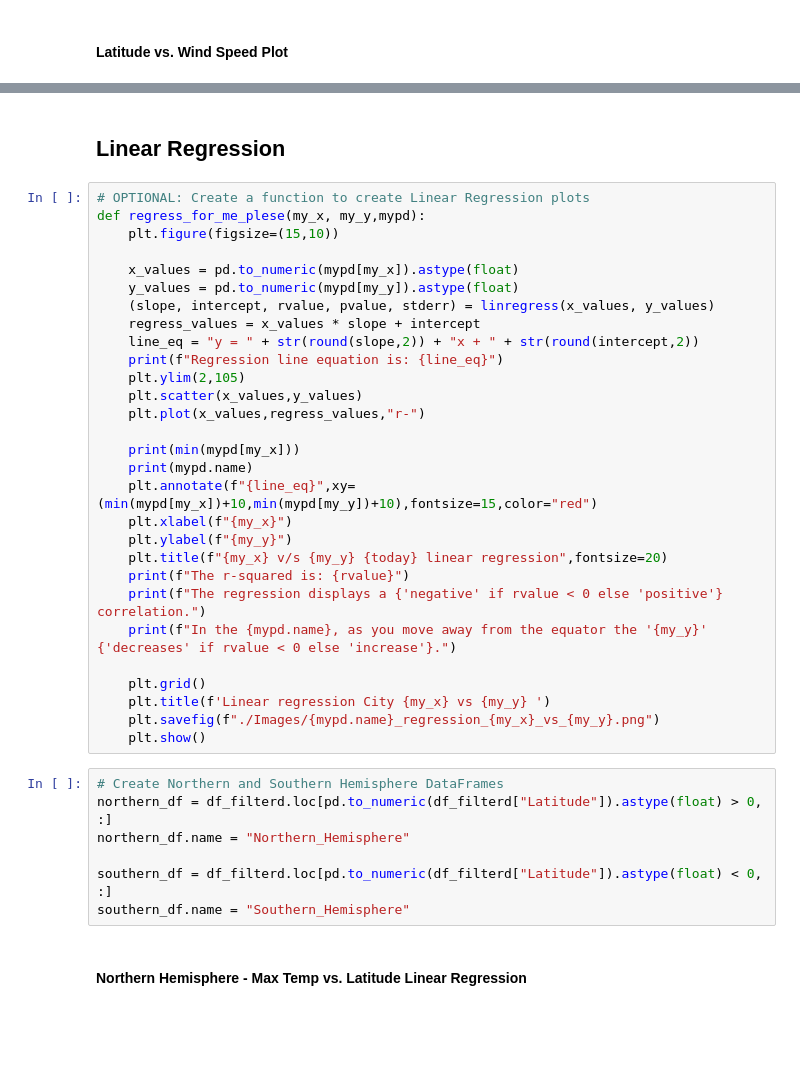
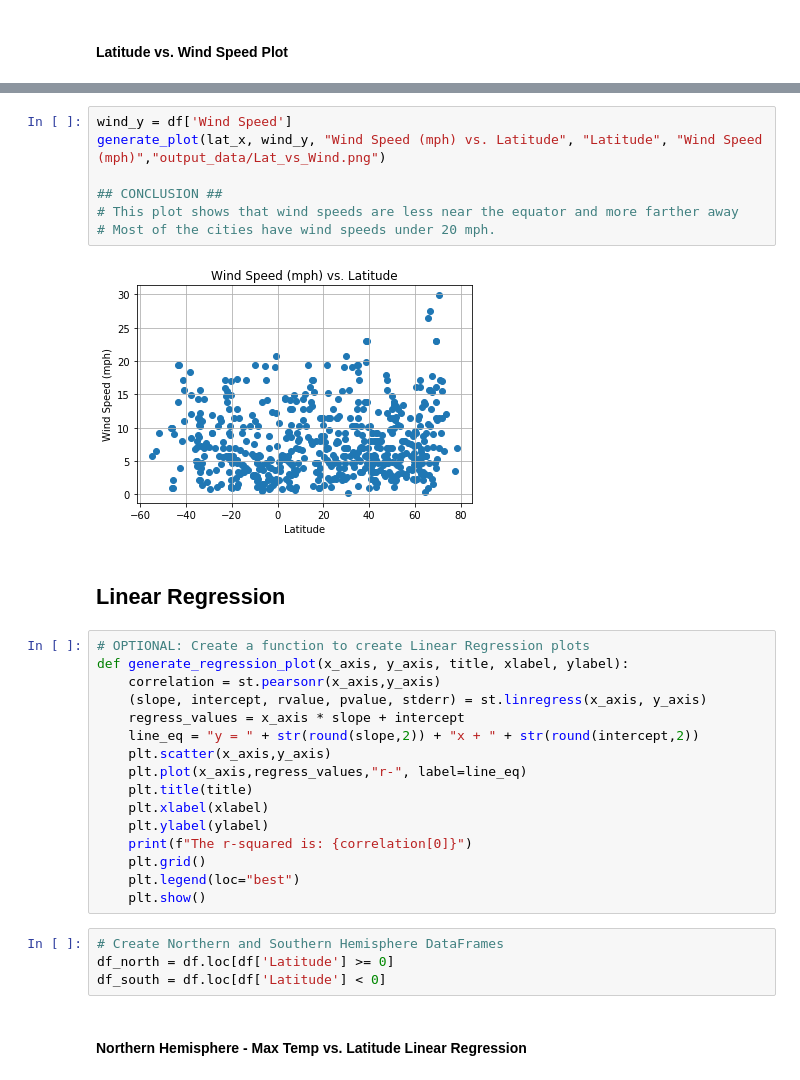
Before and after one commit to 200013546/python-api-challenge, a Jupyter notebook: WeatherPy.ipynb, the cells around one changed output, grey strips where cells are left out. Saved outputs shown, nothing was run; the diff lists cells and outputs as text; blank space fills up the shorter version.

```diff
--- a/WeatherPy.ipynb
+++ b/WeatherPy.ipynb
@@ -274,40 +167,33 @@ my_plot("Latitude","Wind Speed (mph)",df_filterd)
+# %%
+wind_y = df['Wind Speed']
+generate_plot(lat_x, wind_y, "Wind Speed (mph) vs. Latitude", "Latitude", "Wind Speed (mph)","output_data/Lat_vs_Wind.png")
+
+## CONCLUSION ##
+# This plot shows that wind speeds are less near the equator and more farther away
+# Most of the cities have wind speeds under 20 mph.
+# %% [output]
+[figure, added]
 # %% [markdown]
 ## Linear Regression
-# %%
-# OPTIONAL: Create a function to create Linear Regression plots
-def regress_for_me_plese(my_x, my_y,mypd):
-    plt.figure(figsize=(15,10))
-
-    x_values = pd.to_numeric(mypd[my_x]).astype(float)
-    y_values = pd.to_numeric(mypd[my_y]).astype(float)
-    (slope, intercept, rvalue, pvalue, stderr) = linregress(x_values, y_values)
-    regress_values = x_values * slope + intercept
-    line_eq = "y = " + str(round(slope,2)) + "x + " + str(round(intercept,2))
-    print(f"Regression line equation is: {line_eq}")
-    plt.ylim(2,105)
-    plt.scatter(x_values,y_values)
-    plt.plot(x_values,regress_values,"r-")
-
-    print(min(mypd[my_x]))
-    print(mypd.name)
-    plt.annotate(f"{line_eq}",xy=(min(mypd[my_x])+10,min(mypd[my_y])+10),fontsize=15,color="red")
-    plt.xlabel(f"{my_x}")
-    plt.ylabel(f"{my_y}")
-    plt.title(f"{my_x} v/s {my_y} {today} linear regression",fontsize=20)
-    print(f"The r-squared is: {rvalue}")
-    print(f"The regression displays a {'negative' if rvalue < 0 else 'positive'} correlation.")
-    print(f"In the {mypd.name}, as you move away from the equator the '{my_y}' {'decreases' if rvalue < 0 else 'increase'}.")
-
-    plt.grid()
-    plt.title(f'Linear regression City {my_x} vs {my_y} ')
-    plt.savefig(f"./Images/{mypd.name}_regression_{my_x}_vs_{my_y}.png")
-    plt.show()
+# %%
+# OPTIONAL: Create a function to create Linear Regression plots
+def generate_regression_plot(x_axis, y_axis, title, xlabel, ylabel):
+    correlation = st.pearsonr(x_axis,y_axis)
+    (slope, intercept, rvalue, pvalue, stderr) = st.linregress(x_axis, y_axis)
+    regress_values = x_axis * slope + intercept
+    line_eq = "y = " + str(round(slope,2)) + "x + " + str(round(intercept,2))
+    plt.scatter(x_axis,y_axis)
+    plt.plot(x_axis,regress_values,"r-", label=line_eq)
+    plt.title(title)
+    plt.xlabel(xlabel)
+    plt.ylabel(ylabel)
+    print(f"The r-squared is: {correlation[0]}")
+    plt.grid()
+    plt.legend(loc="best")
+    plt.show()
 # %%
 # Create Northern and Southern Hemisphere DataFrames
-northern_df = df_filterd.loc[pd.to_numeric(df_filterd["Latitude"]).astype(float) > 0, :]
-northern_df.name = "Northern_Hemisphere"
-
-southern_df = df_filterd.loc[pd.to_numeric(df_filterd["Latitude"]).astype(float) < 0, :]
-southern_df.name = "Southern_Hemisphere"
+df_north = df.loc[df['Latitude'] >= 0]
+df_south = df.loc[df['Latitude'] < 0]
 # %% [markdown]
 ####  Northern Hemisphere - Max Temp vs. Latitude Linear Regression
```
Also changed, not shown: parts of 35 cells of this notebook, 32 other files.
